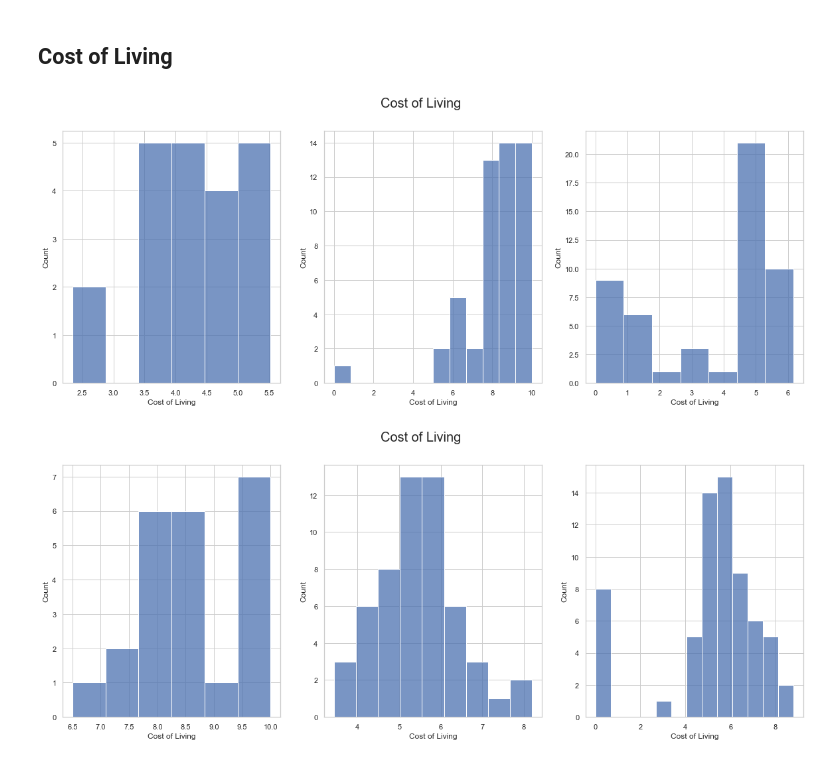
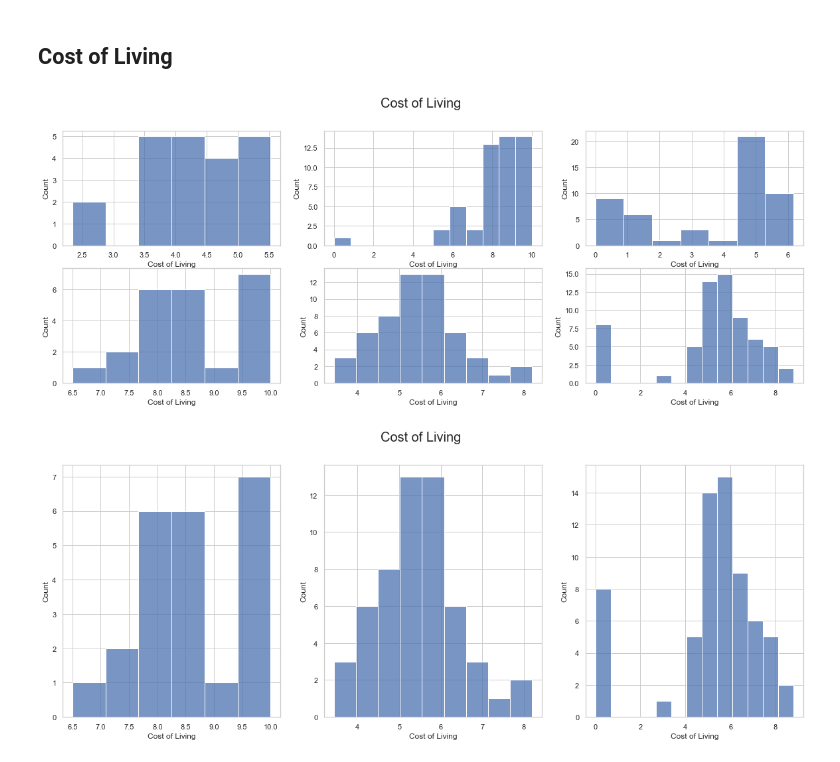
Before and after one commit to daniela-arias/Choose-to-live-better, a Jupyter notebook: Notebooks/PCA_Clusters_score.ipynb, the cells around one changed output. Saved outputs shown, nothing was run; the diff lists cells and outputs as text; code cells hidden in the pictures.

```diff
--- a/Notebooks/PCA_Clusters_score.ipynb
+++ b/Notebooks/PCA_Clusters_score.ipynb
@@ -373,13 +373,16 @@ AttributeError: 'numpy.ndarray' object has no attribute 'xaxis'
 # %% [markdown]
 ## Cost of Living
 # %%
-fig, axs = plt.subplots(nrows=1, ncols=3, figsize=(20,7))
-sns.histplot(data = subdata1, x='Cost of Living', ax=axs[0])
-sns.histplot(data = subdata2, x='Cost of Living', ax=axs[1])
-sns.histplot(data = subdata3, x='Cost of Living', ax=axs[2])
+fig, axs = plt.subplots(nrows=2, ncols=3, figsize=(20,7))
+sns.histplot(data = subdata1, x='Cost of Living', ax=axs[0,0])
+sns.histplot(data = subdata2, x='Cost of Living', ax=axs[0,1])
+sns.histplot(data = subdata3, x='Cost of Living', ax=axs[0,2])
+sns.histplot(data = subdata4, x='Cost of Living', ax=axs[1,0])
+sns.histplot(data = subdata5, x='Cost of Living', ax=axs[1,1])
+sns.histplot(data = subdata6, x='Cost of Living', ax=axs[1,2])
 fig.suptitle('Cost of Living', fontsize = 20);
 # %% [output]
-[figure, old version]
+[figure, new version]
 # %%
 fig, axs = plt.subplots(nrows=1, ncols=3, figsize=(20,7))
 sns.histplot(data = subdata4, x='Cost of Living', ax=axs[0])
```
Also changed, not shown: 8 other files.
